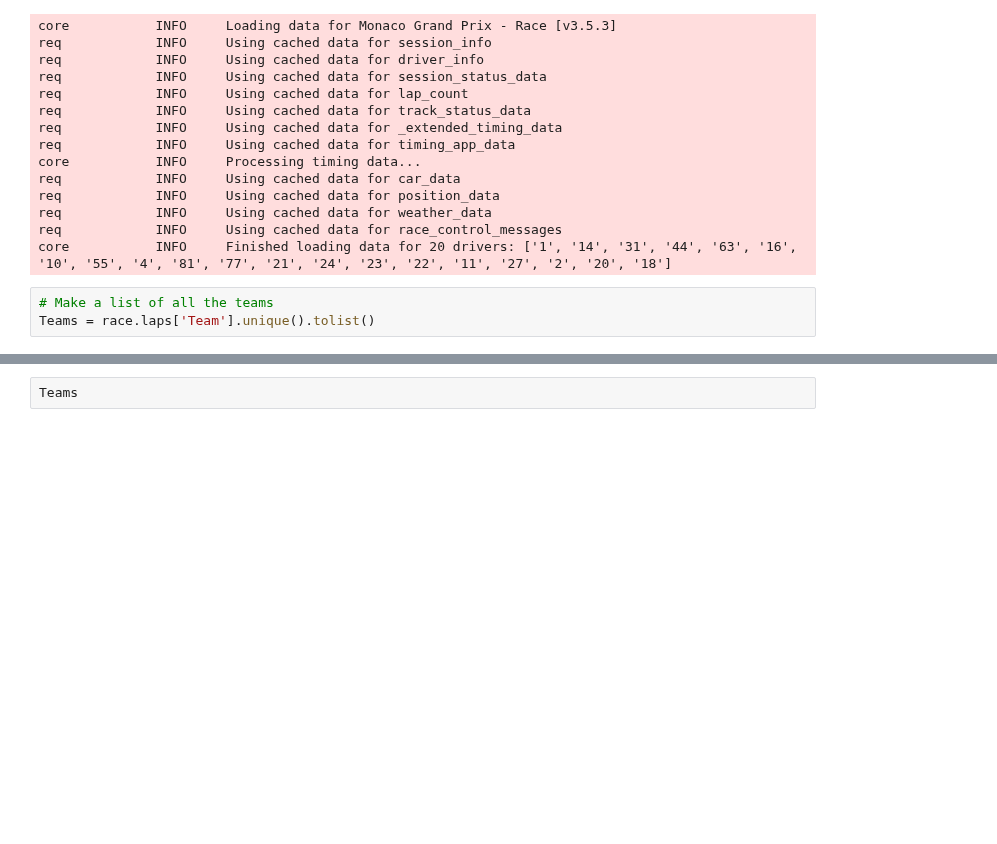
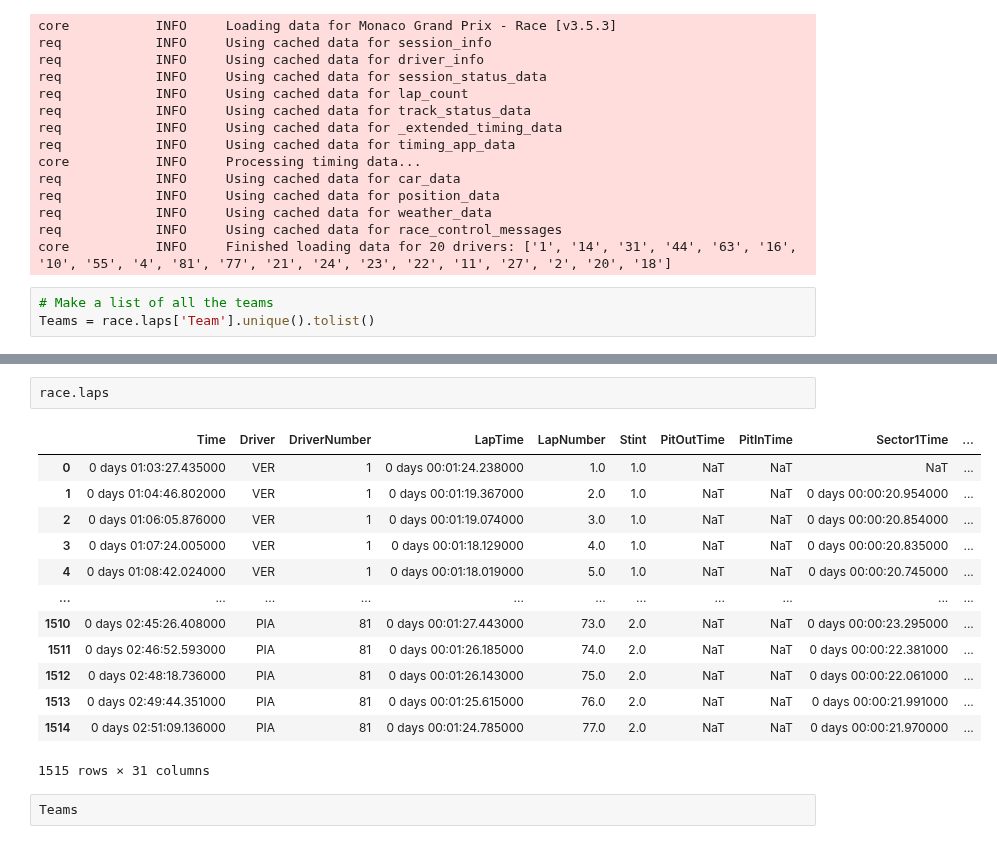
Before and after one commit to OhOmah/F1Revisited, a Jupyter notebook: MaxVSecondSeat.ipynb, the cells around one changed output, grey strips where cells are left out. Cells and saved outputs as stored; diff of their text form; blank space fills up the shorter version.

```diff
--- a/MaxVSecondSeat.ipynb
+++ b/MaxVSecondSeat.ipynb
@@ -236,3 +282,19 @@ KeyError: 'Alpine'
+# %%
+race.laps
+# %% [output]
+|  | Time | Driver | DriverNumber | LapTime | LapNumber | Stint | PitOutTime | PitInTime | Sector1Time | ... |
+| 0 | 0 days 01:03:27.435000 | VER | 1 | 0 days 00:01:24.238000 | 1.0 | 1.0 | NaT | NaT | NaT | ... |
+| 1 | 0 days 01:04:46.802000 | VER | 1 | 0 days 00:01:19.367000 | 2.0 | 1.0 | NaT | NaT | 0 days 00:00:20.954000 | ... |
+| 2 | 0 days 01:06:05.876000 | VER | 1 | 0 days 00:01:19.074000 | 3.0 | 1.0 | NaT | NaT | 0 days 00:00:20.854000 | ... |
+| 3 | 0 days 01:07:24.005000 | VER | 1 | 0 days 00:01:18.129000 | 4.0 | 1.0 | NaT | NaT | 0 days 00:00:20.835000 | ... |
+| 4 | 0 days 01:08:42.024000 | VER | 1 | 0 days 00:01:18.019000 | 5.0 | 1.0 | NaT | NaT | 0 days 00:00:20.745000 | ... |
+| ... | ... | ... | ... | ... | ... | ... | ... | ... | ... | ... |
+| 1510 | 0 days 02:45:26.408000 | PIA | 81 | 0 days 00:01:27.443000 | 73.0 | 2.0 | NaT | NaT | 0 days 00:00:23.295000 | ... |
+| 1511 | 0 days 02:46:52.593000 | PIA | 81 | 0 days 00:01:26.185000 | 74.0 | 2.0 | NaT | NaT | 0 days 00:00:22.381000 | ... |
+| 1512 | 0 days 02:48:18.736000 | PIA | 81 | 0 days 00:01:26.143000 | 75.0 | 2.0 | NaT | NaT | 0 days 00:00:22.061000 | ... |
+| 1513 | 0 days 02:49:44.351000 | PIA | 81 | 0 days 00:01:25.615000 | 76.0 | 2.0 | NaT | NaT | 0 days 00:00:21.991000 | ... |
+| 1514 | 0 days 02:51:09.136000 | PIA | 81 | 0 days 00:01:24.785000 | 77.0 | 2.0 | NaT | NaT | 0 days 00:00:21.970000 | ... |
+1515 rows × 31 columns
 # %%
 Teams
 # %% [output]
```
Also changed, not shown: parts of 5 cells of this notebook.
